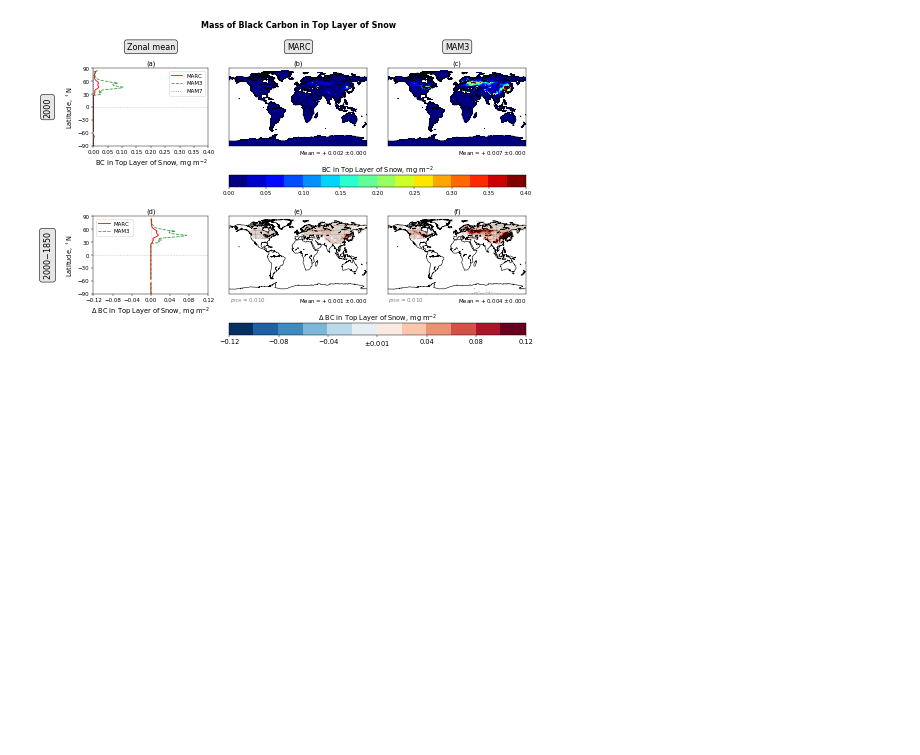
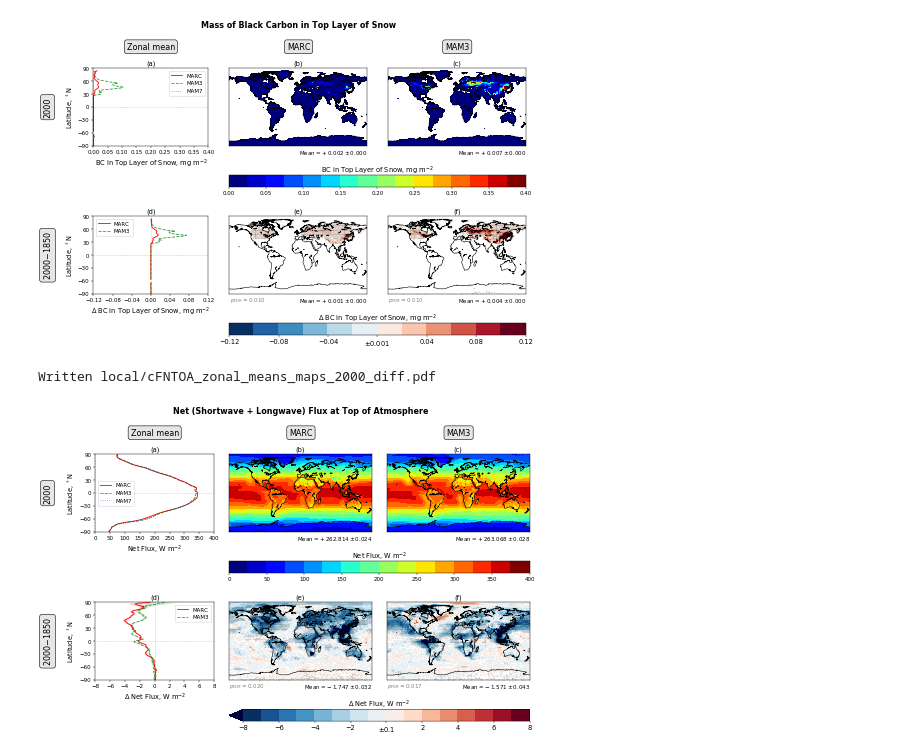
Before and after one commit to grandey/p17c-marc-comparison, a Jupyter notebook: analysis_prelim/analysis_prelim_p17c.ipynb, the cells around one changed output. Drawn from its saved outputs; the diff is of its cells as text; code cells hidden in the pictures; blank space fills up the shorter version.

Commit message:
analysis_prelim_p17c.ipynb: applying zonal_means_maps_2000_diff() to net flux

```diff
--- a/analysis_prelim/analysis_prelim_p17c.ipynb
+++ b/analysis_prelim/analysis_prelim_p17c.ipynb
@@ -1314,3 +1314,14 @@ fig = zonal_means_maps_2000_diff(model_var_dict={'marc': 'SNOBCMSL', 'mam3': 'SN
 # %% [output]
 Written local/SNOBCMSL_zonal_means_maps_2000_diff.pdf
 [figure]
+# %%
+# Net Flux at Top of Atmosphere -> Net ERF
+fig = zonal_means_maps_2000_diff(model_var_dict={'marc': 'cFNTOA', 'mam3': 'cFNTOA'},
+                                 main_title='Net (Shortwave + Longwave) Flux at Top of Atmosphere',
+                                 xlabel='Net Flux, W m$^{-2}$',
+                                 xlim_2000=[0, 400], whiteout_2000=None, cmap_2000='jet', nlev_2000=16,
+                                 xlim_diff=[-8, 8], whiteout_diff='0.1', cmap_diff='RdBu_r', nlev_diff=16,
+                                 file_prefix='cFNTOA_zonal_means_maps_2000_diff')
+# %% [output]
+Written local/cFNTOA_zonal_means_maps_2000_diff.pdf
+[figure, added]
```
